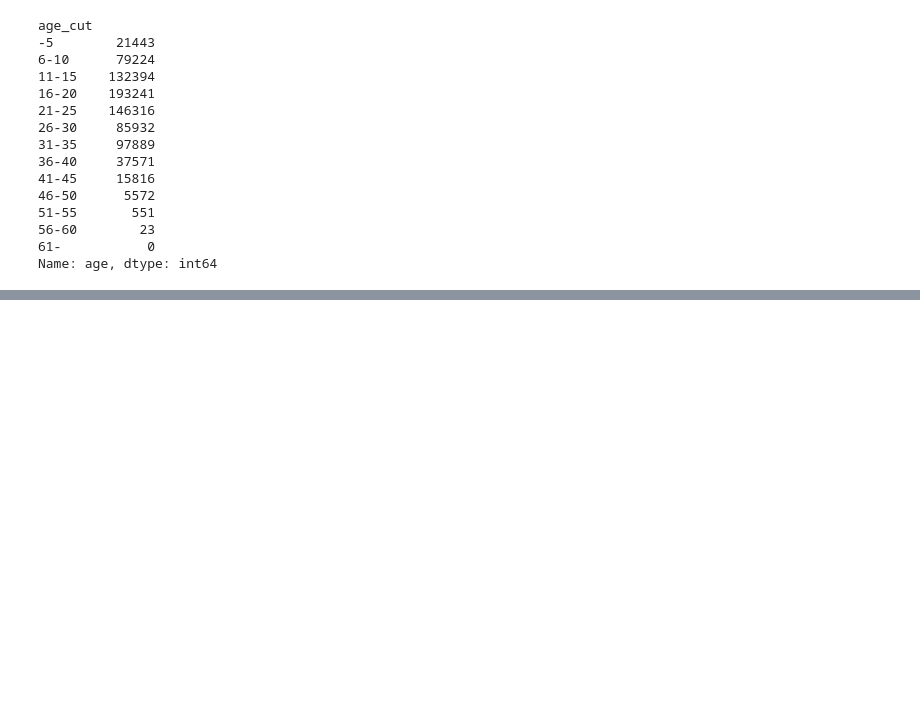
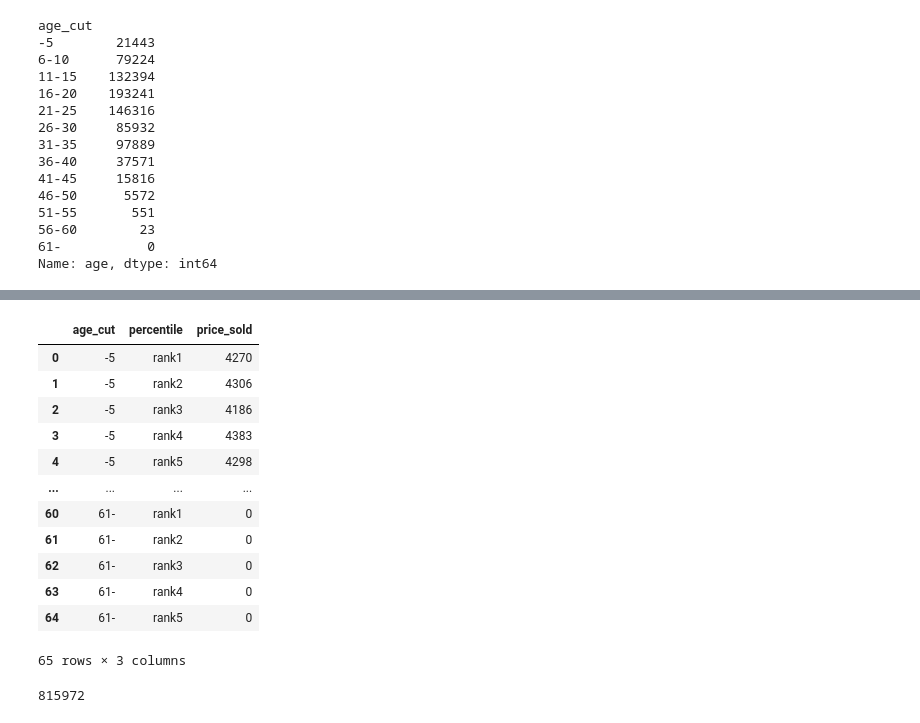
Before and after one commit to cindychoi0317/pandas, a Jupyter notebook: notebook/200904 apt_transaction.ipynb, the cells around one changed output, grey strips where cells are left out. Cells and saved outputs as stored; diff of their text form; code cells hidden in the pictures; blank space fills up the shorter version.

```diff
--- a/notebook/200904 apt_transaction.ipynb
+++ b/notebook/200904 apt_transaction.ipynb
@@ -208,0 +202,21 @@ def x:
+# %%
+age_cut_percentile = sell.groupby(['age_cut', 'percentile'])['price_sold'].count().reset_index()
+age_cut_percentile
+# %% [output]
+|  | age_cut | percentile | price_sold |
+| 0 | -5 | rank1 | 4270 |
+| 1 | -5 | rank2 | 4306 |
+| 2 | -5 | rank3 | 4186 |
+| 3 | -5 | rank4 | 4383 |
+| 4 | -5 | rank5 | 4298 |
+| ... | ... | ... | ... |
+| 60 | 61- | rank1 | 0 |
+| 61 | 61- | rank2 | 0 |
+| 62 | 61- | rank3 | 0 |
+| 63 | 61- | rank4 | 0 |
+| 64 | 61- | rank5 | 0 |
+65 rows × 3 columns
+# %%
+age_cut_percentile['price_sold'].sum()
+# %% [output]
+815972
```
Also changed, not shown: parts of 14 cells of this notebook.
